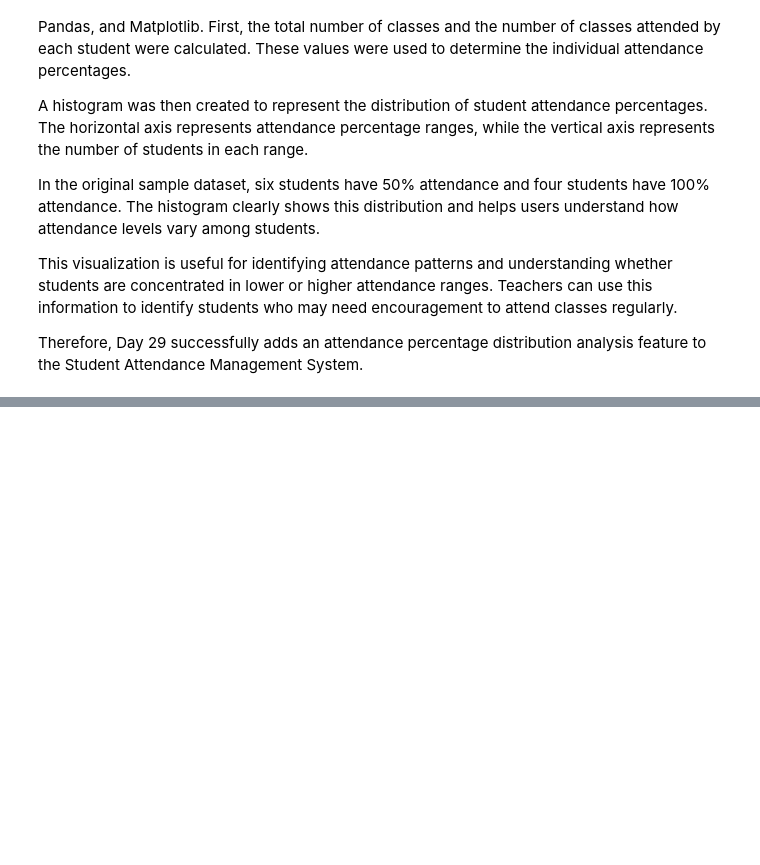
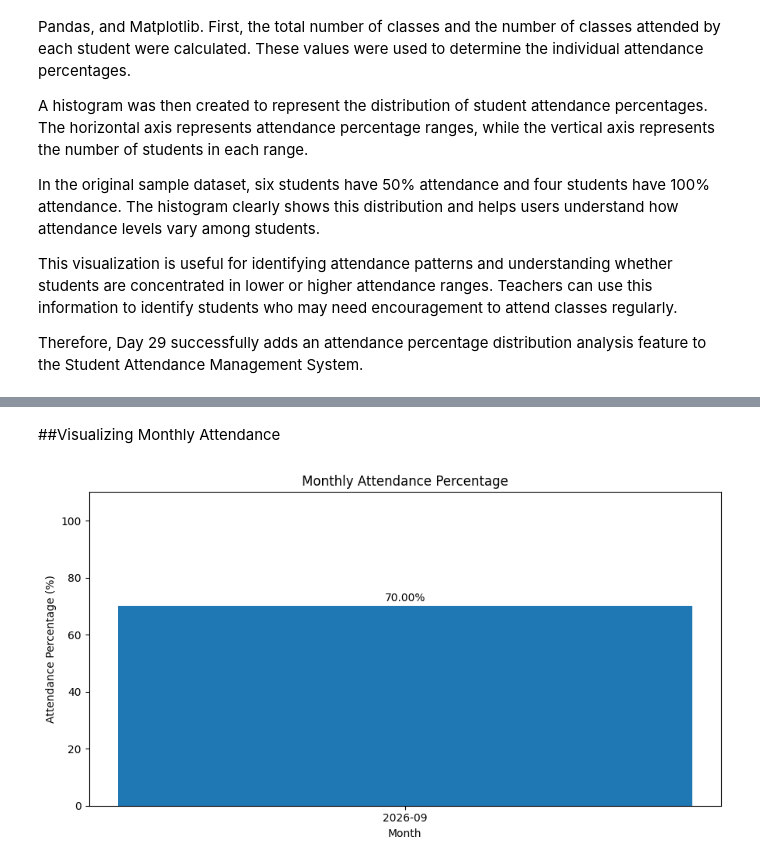
Before and after one commit to puja-200627/YBI_INTERNSHIP_PROJECTS, a Jupyter notebook: STUDENT_ATTENDANCE_MANAGEMENT_SYSTEM.ipynb, the cells around one changed output, grey strips where cells are left out. Cells and saved outputs as stored; diff of their text form; code cells hidden in the pictures; blank space fills up the shorter version.

Commit message:
Day 30: Performed monthly attendance analysis

```diff
--- a/STUDENT_ATTENDANCE_MANAGEMENT_SYSTEM.ipynb
+++ b/STUDENT_ATTENDANCE_MANAGEMENT_SYSTEM.ipynb
@@ -3147,0 +3236,34 @@ Therefore, Day 29 successfully adds an attendance percentage distribution analys
+# %% [markdown]
+##Visualizing Monthly Attendance
+# %%
+# Create monthly attendance chart
+plt.figure(figsize=(9, 5))
+
+bars = plt.bar(
+    monthly_summary["Month"],
+    monthly_summary["Attendance_Percentage"]
+)
+
+# Add title and labels
+plt.title("Monthly Attendance Percentage")
+plt.xlabel("Month")
+plt.ylabel("Attendance Percentage (%)")
+
+# Set percentage scale
+plt.ylim(0, 110)
+
+# Add percentage labels
+for bar in bars:
+    height = bar.get_height()
+    plt.text(
+        bar.get_x() + bar.get_width() / 2,
+        height + 1,
+        f"{height:.2f}%",
+        ha="center",
+        va="bottom"
+    )
+
+plt.tight_layout()
+plt.show()
+# %% [output]
+[figure, added]
```
Also changed, not shown: parts of 4 cells of this notebook.
